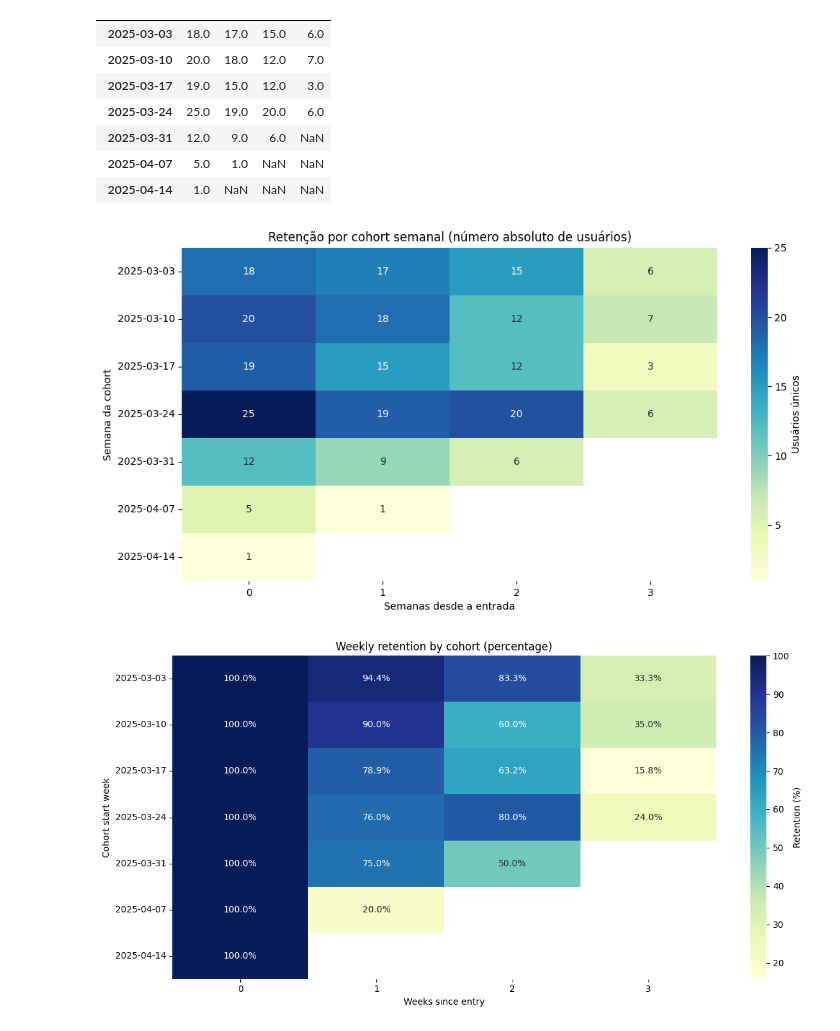
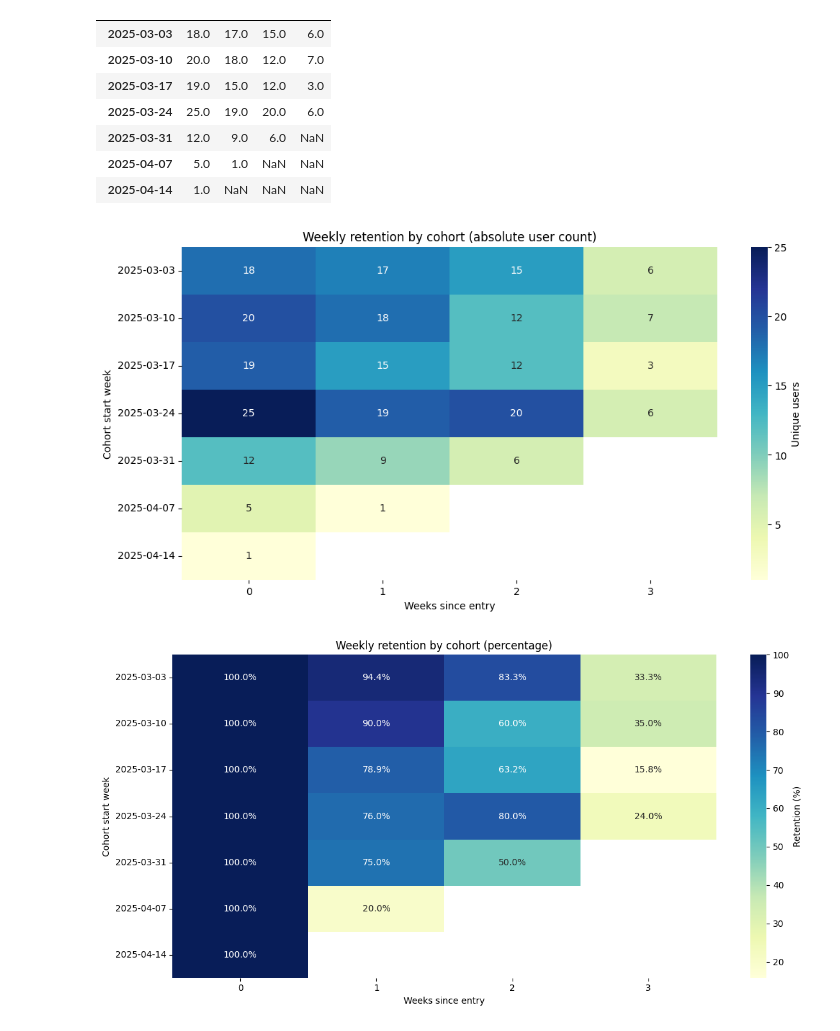
Before and after one commit to giupessota/the_elegant_data_hacks, a Jupyter notebook: cohort/cohort_analysis.ipynb, the cells around one changed output. Cells and saved outputs as stored; diff of their text form; code cells hidden in the pictures.

```diff
--- a/cohort/cohort_analysis.ipynb
+++ b/cohort/cohort_analysis.ipynb
@@ -92,24 +92,33 @@ cohort_pivot
 | 2025-04-07 | 5.0 | 1.0 | NaN | NaN |
 | 2025-04-14 | 1.0 | NaN | NaN | NaN |
 # %%
+# Convert cohort index to string for cleaner y-axis labels
 cohort_pivot.index = cohort_pivot.index.astype(str)
 
+# Create figure for the heatmap
 plt.figure(figsize=(12, 6))
+
+# Generate the heatmap showing absolute user counts per cohort/week
 sns.heatmap(
     cohort_pivot,
-    annot=True,
-    fmt=".0f",
-    cmap="YlGnBu",
-    cbar_kws={'label': 'Usuários únicos'}
+    annot=True,             # Display values in each cell
+    fmt=".0f",              # No decimal places
+    cmap="YlGnBu",          # Color palette
+    cbar_kws={'label': 'Unique users'}  # Label for the color bar
 )
 
-plt.title("Retenção por cohort semanal (número absoluto de usuários)")
-plt.xlabel("Semanas desde a entrada")
-plt.ylabel("Semana da cohort")
+# Add title and axis labels
+plt.title("Weekly retention by cohort (absolute user count)")
+plt.xlabel("Weeks since entry")
+plt.ylabel("Cohort start week")
+
+# Rotate y-axis labels horizontally for readability
 plt.yticks(rotation=0)
+
+# Show the plot
 plt.show()
 # %% [output]
-[figure, old version]
+[figure, new version]
 # %%
 # Calculate percentage retention based on cohort size (week 0 = 100%)
 cohort_percent = cohort_pivot.divide(cohort_pivot[0], axis=0) * 100
```
